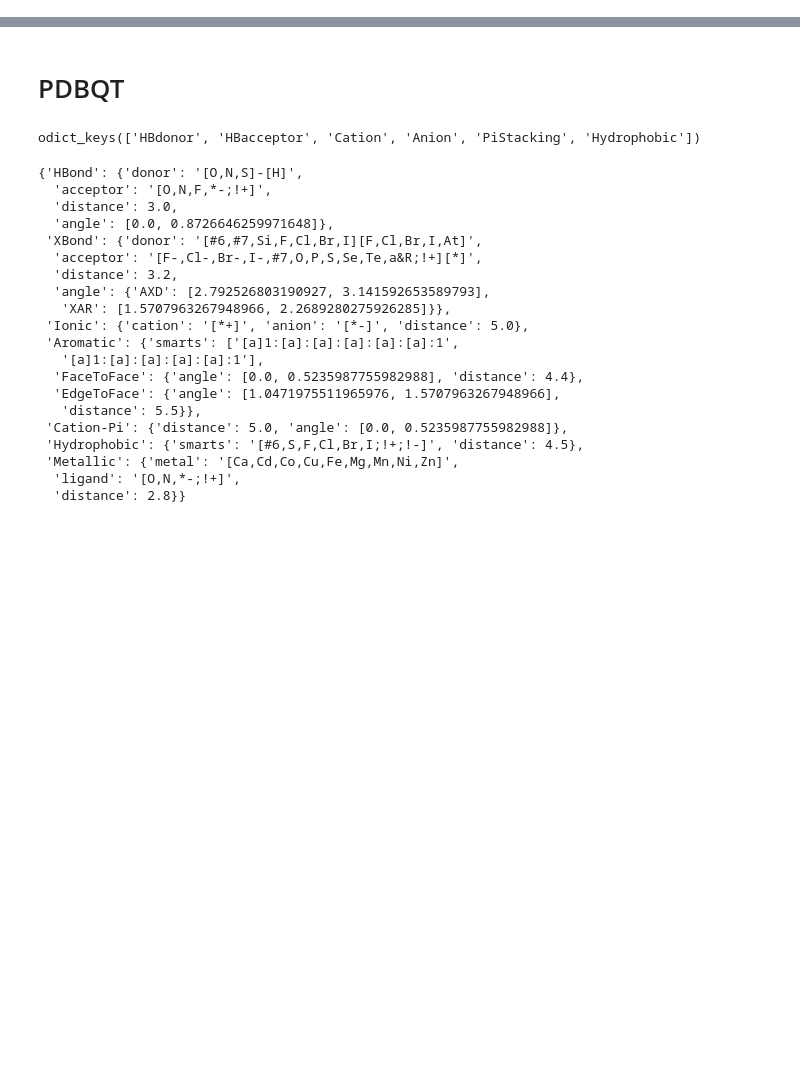
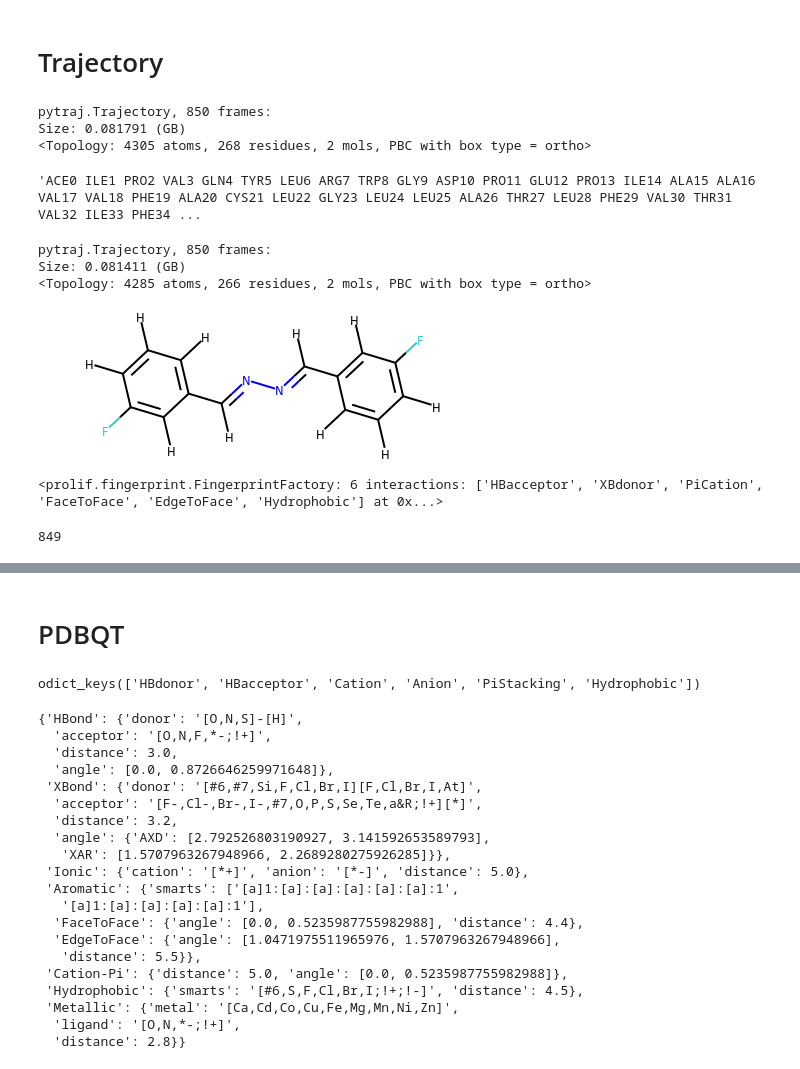
Before and after one commit to chemosim-lab/ProLIF, a Jupyter notebook: notebooks/md_trajectory.ipynb, the cells around one changed output, grey strips where cells are left out. Saved outputs shown, nothing was run; the diff lists cells and outputs as text; code cells hidden in the pictures; blank space fills up the shorter version.

```diff
--- a/notebooks/md_trajectory.ipynb
+++ b/notebooks/md_trajectory.ipynb
@@ -12,0 +14,55 @@ import prolif
+# %% [markdown]
+# Trajectory
+# %%
+# load traj
+traj = pt.load(
+    "/nfs/jeroboam/xiao/mGluR5/analysis/traj/wt-DFB.nc",
+    top="/nfs/jeroboam/xiao/mGluR5/analysis/topology/wt-DFB.prmtop",
+)
+traj.strip(':WAT,PA,PC,OL,Cl-')
+traj
+# %% [output]
+pytraj.Trajectory, 850 frames:
+Size: 0.081791 (GB)
+<Topology: 4305 atoms, 268 residues, 2 mols, PBC with box type = ortho>
+# %%
+" ".join([r.name+str(r.index) for r in traj.topology.residues])
+# %% [output]
+'ACE0 ILE1 PRO2 VAL3 GLN4 TYR5 LEU6 ARG7 TRP8 GLY9 ASP10 PRO11 GLU12 PRO13 ILE14 ALA15 ALA16 VAL17 VAL18 PHE19 ALA20 CYS21 LEU22 GLY23 LEU24 LEU25 ALA26 THR27 LEU28 PHE29 VAL30 THR31 VAL32 ILE33 PHE34 ...
+# %%
+# only read protein residues and ligand
+traj = traj[":1-265,LIG"]
+# align
+traj.center(":1-265")
+traj
+# %% [output]
+pytraj.Trajectory, 850 frames:
+Size: 0.081411 (GB)
+<Topology: 4285 atoms, 266 residues, 2 mols, PBC with box type = ortho>
+# %%
+# split in ligand and protein trajectories
+
+lig_traj = prolif.Ligand.from_pytraj(traj[":LIG"])
+prot_traj = prolif.Protein.from_pytraj(traj[":1-265"])
+lig_traj
+# %% [output]
+[figure, added]
+# %%
+# define interactions and dataframe
+ff = prolif.FingerprintFactory(interactions=[
+    'HBacceptor', 'XBdonor', 'PiCation', 'FaceToFace', 'EdgeToFace', 'Hydrophobic'
+])
+df = prolif.Dataframe()
+df.configure(ff)
+ff
+# %% [output]
+<prolif.fingerprint.FingerprintFactory: 6 interactions: ['HBacceptor', 'XBdonor', 'PiCation', 'FaceToFace', 'EdgeToFace', 'Hydrophobic'] at 0x...>
+# %%
+for i in range(lig_traj.n_frames):
+    print("%3d\r"%i, end='')
+    prot_traj.detect_pocket_residues(lig_traj, frame=i)
+    df.generate_ifp(lig_traj.get_frame(i), prot_traj.get_frame(i))
+ifp = df.copy()
+ifp.postprocess()
+# %% [output]
+849
```
Also changed, not shown: parts of 10 cells of this notebook, 12 other files.
